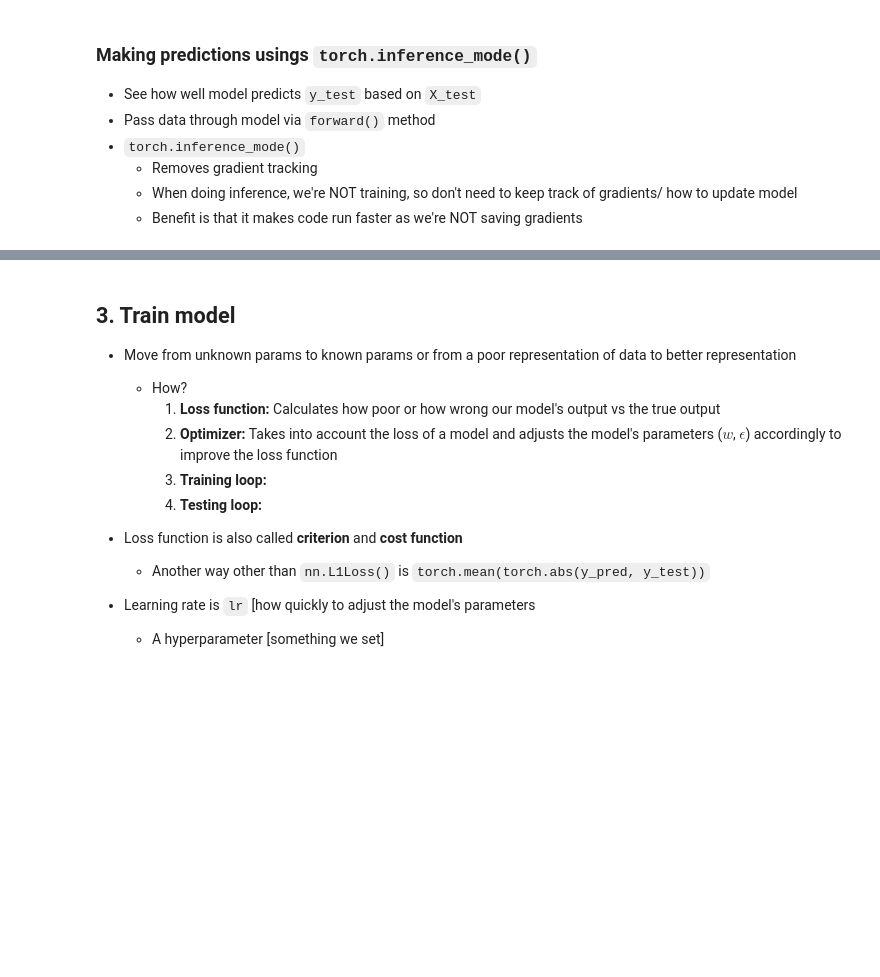
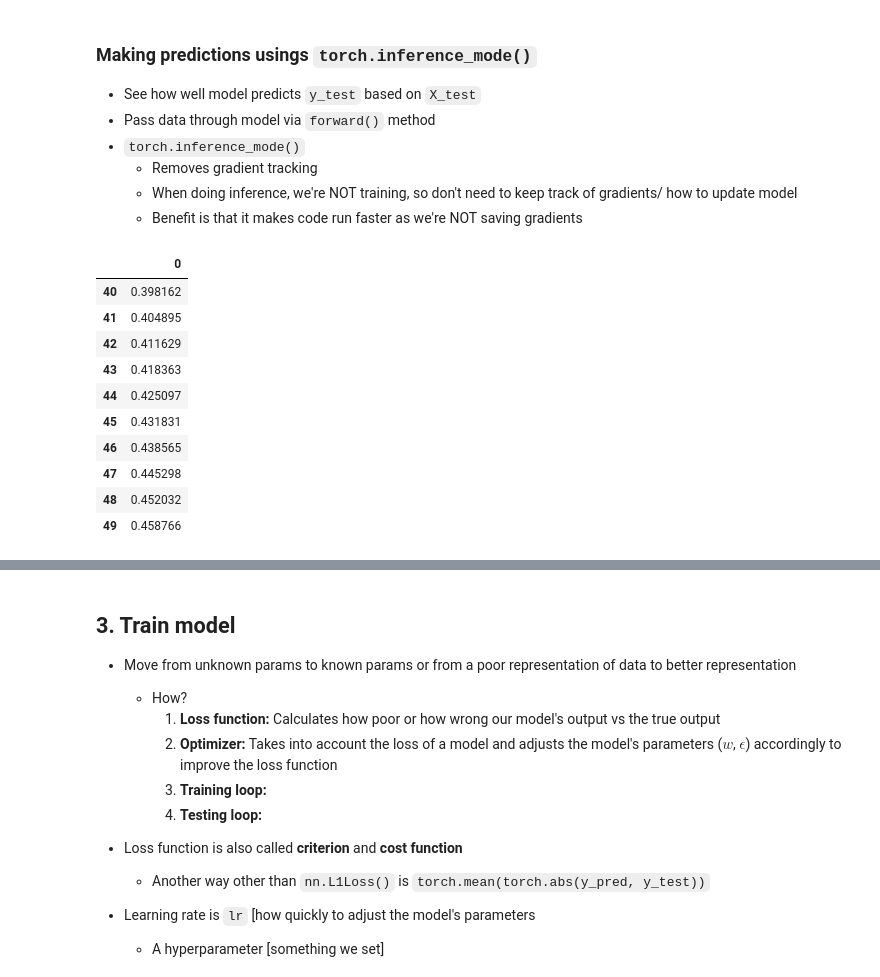
Before and after one commit to Brinkley97/tutorial-coding_languages_and_libraries, a Jupyter notebook: py_torch/workflow-02-tslearn_library.ipynb, the cells around one changed output, grey strips where cells are left out. Cells and saved outputs as stored; diff of their text form; code cells hidden in the pictures; blank space fills up the shorter version.

```diff
--- a/py_torch/workflow-02-tslearn_library.ipynb
+++ b/py_torch/workflow-02-tslearn_library.ipynb
@@ -242,12 +256,20 @@ linear_regression_model.weights, linear_regression_model.bias, weight, bias
 # %%
 # X_test, y_test
 # %%
-# # Make predictions with model
-# with torch.inference_mode():
-#     lr_y_preds = linear_regression_model.forward(X_test)
+# Make predictions with model
+with torch.inference_mode():
+    pre_train_predictions = linear_regression_model.forward_pass(X_test_df)
 
-# # Similar as above, however inference_mode is preferred
-# # with torch.no_grad():
-# #     lr_y_preds = linear_regression_model.forward(X_test)
-
-# lr_y_preds
+pre_train_predictions
+# %% [output]
+|  | 0 |
+| 40 | 0.398162 |
+| 41 | 0.404895 |
+| 42 | 0.411629 |
+| 43 | 0.418363 |
+| 44 | 0.425097 |
+| 45 | 0.431831 |
+| 46 | 0.438565 |
+| 47 | 0.445298 |
+| 48 | 0.452032 |
+| 49 | 0.458766 |
```
Also changed, not shown: parts of 28 cells of this notebook.
